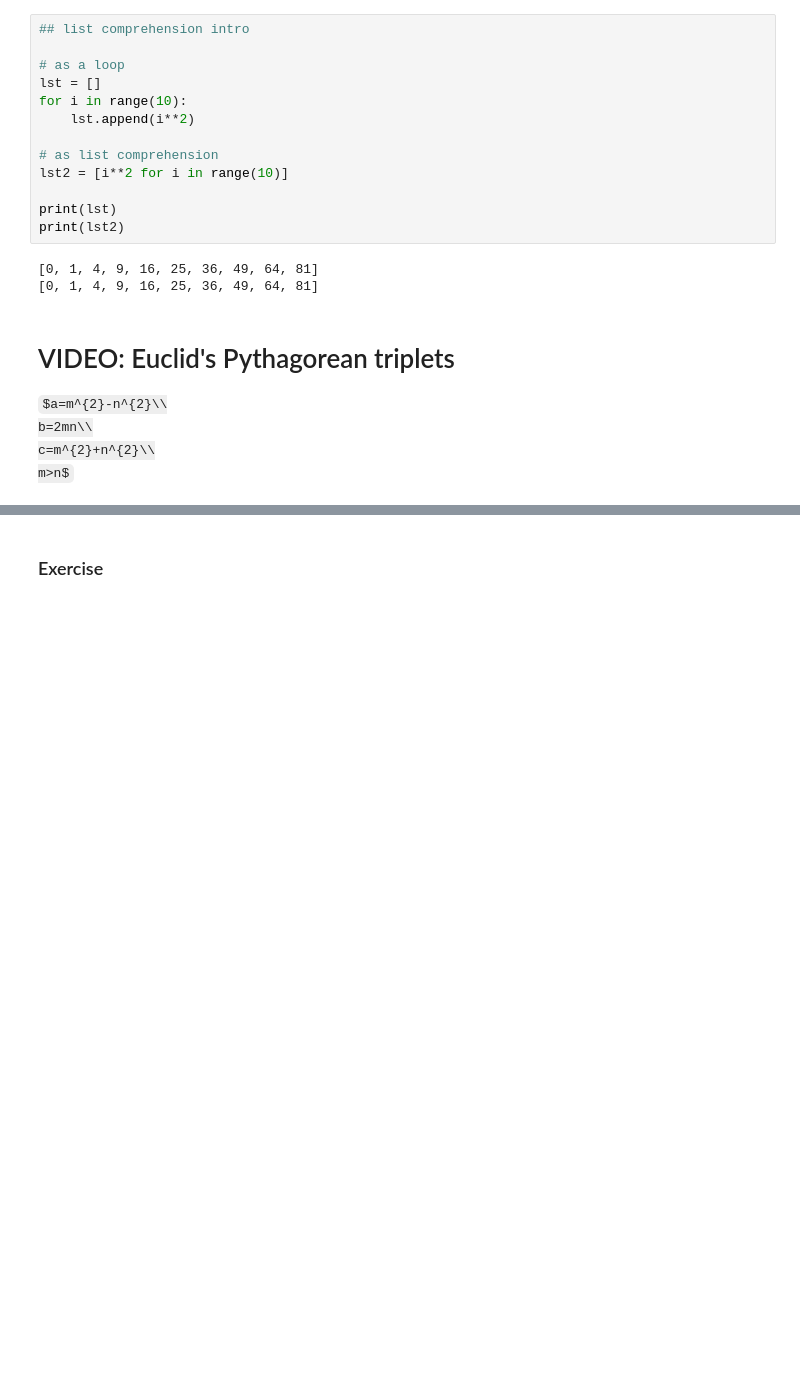
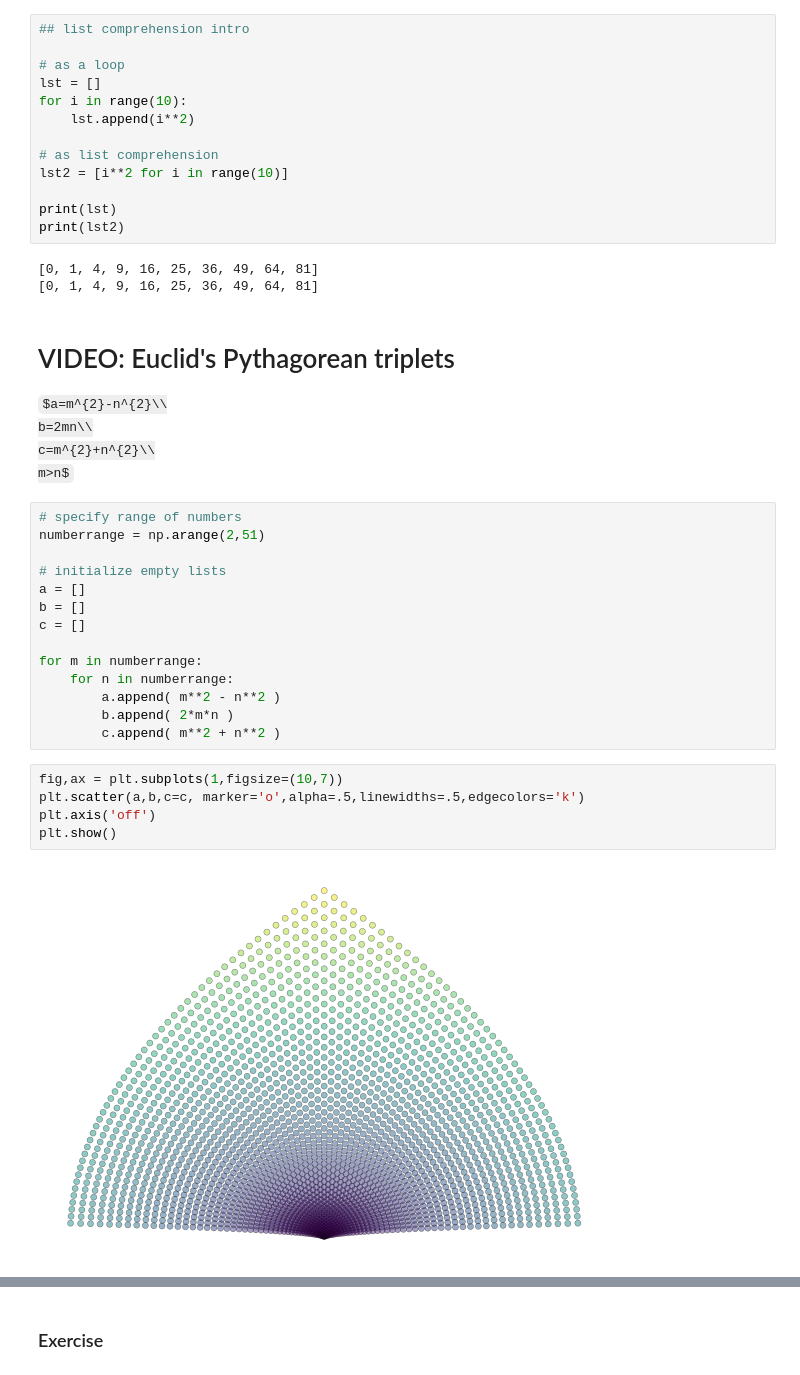
Before and after one commit to adel-nouar/Math_with_Python, a Jupyter notebook: Section14_pymath_numberTheory.ipynb, the cells around one changed output, grey strips where cells are left out. Saved outputs shown, nothing was run; the diff lists cells and outputs as text; some formulas as TeX source; blank space fills up the shorter version.

```diff
--- a/Section14_pymath_numberTheory.ipynb
+++ b/Section14_pymath_numberTheory.ipynb
@@ -79,3 +79,24 @@ $a=m^{2}-n^{2}\\
 b=2mn\\
 c=m^{2}+n^{2}\\
 m>n$
+# %%
+# specify range of numbers
+numberrange = np.arange(2,51)
+
+# initialize empty lists
+a = []
+b = []
+c = []
+
+for m in numberrange:
+    for n in numberrange:
+        a.append( m**2 - n**2 )
+        b.append( 2*m*n )
+        c.append( m**2 + n**2 )
+# %%
+fig,ax = plt.subplots(1,figsize=(10,7))
+plt.scatter(a,b,c=c, marker='o',alpha=.5,linewidths=.5,edgecolors='k')
+plt.axis('off')
+plt.show()
+# %% [output]
+[figure, added]
```
Also changed, not shown: parts of 2 cells of this notebook.
